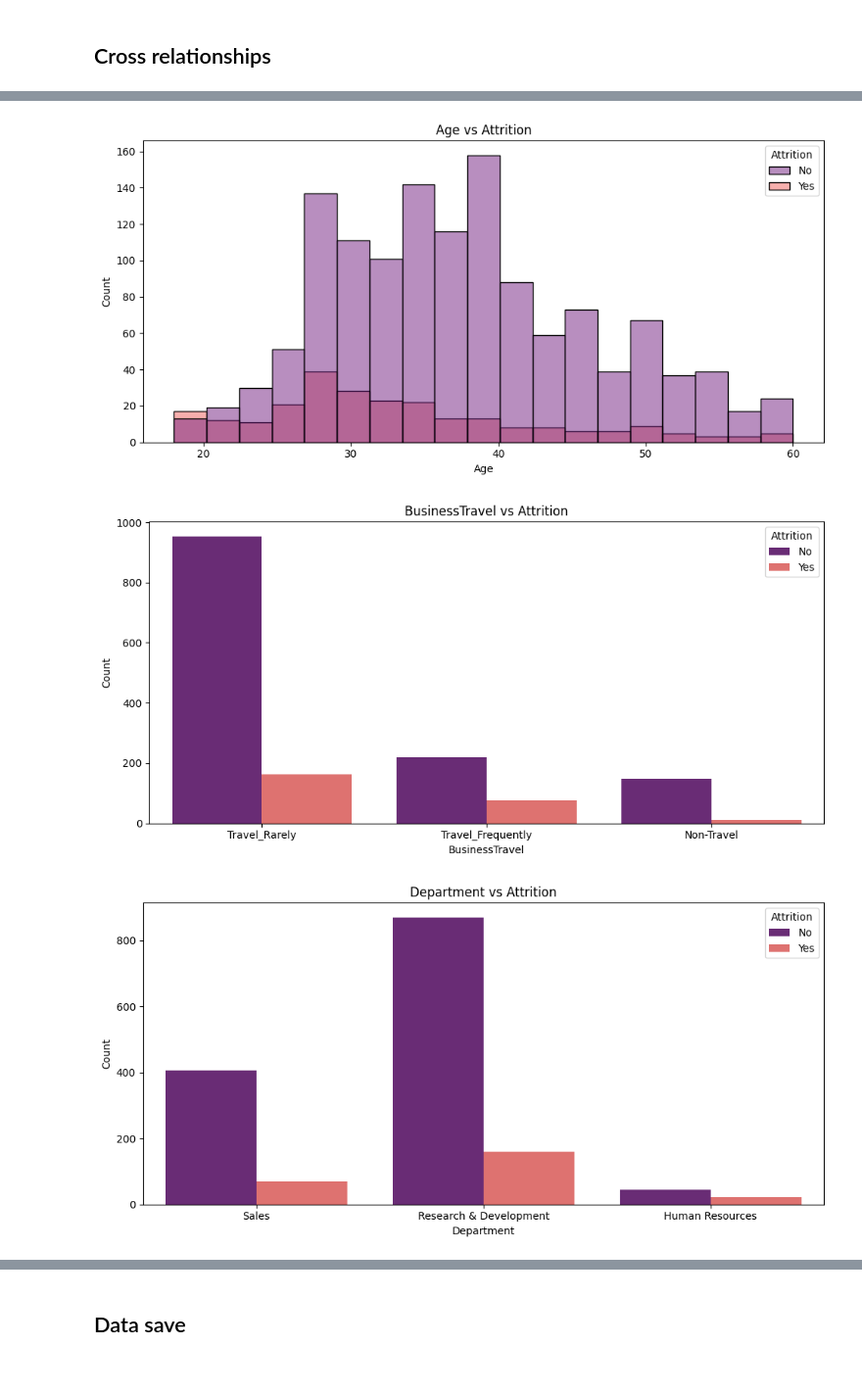
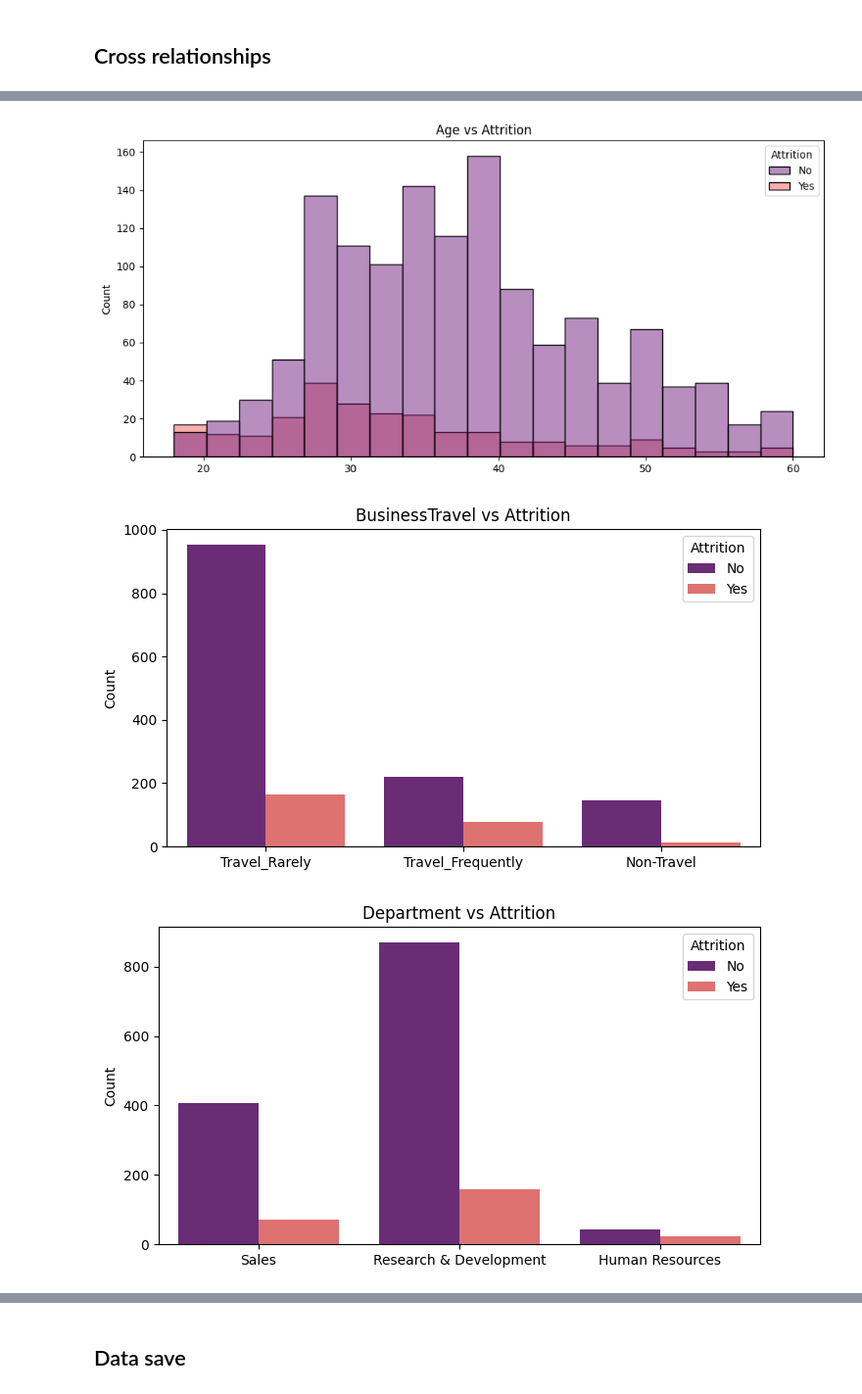
Before and after one commit to SupernovaIa/churn-prediction-hr, a Jupyter notebook: notebook/01-EDA.ipynb, the cells around one changed output, grey strips where cells are left out. Shown at 98% size. Saved outputs shown, nothing was run; the diff lists cells and outputs as text; code cells hidden in the pictures.

```diff
--- a/notebook/01-EDA.ipynb
+++ b/notebook/01-EDA.ipynb
@@ -513,24 +512,23 @@ for col in cols_num:
 # %%
-# Definir la variable objetivo
+# Target variable
 tv = 'MonthlyIncome'
 
-# Generar gráficos independientes para cada variable categórica
 for col in cat_cols:
-    # Calcular el número de categorías únicas
-    num_cats = df[col].nunique()
 
-    # Ajustar dinámicamente el tamaño del gráfico
-    fig_width = min(max(6, num_cats * 1.5), 25)  # Ancho mínimo de 6, máximo de 25
-    fig_height = 4
+    # Number of categories
+    num_categories = df[col].nunique()
 
-    # Ordenar las categorías por el promedio de la variable objetivo
+    # Figsize
+    width = (num_categories * 2) + 1
+    height = 4
+
+    # Sort by categories
     ordered_cats = df.groupby(col)[tv].mean().sort_values().index
 
-    plt.figure(figsize=(fig_width, fig_height))
+    plt.figure(figsize=(width, height))
     sns.boxplot(x=df[col], y=df[tv], hue=df[col], data=df, order=ordered_cats, palette="magma", legend=False)
-
     plt.title(f"{col} vs {tv}")
-    plt.xlabel(col)
+    plt.xlabel('')
     plt.ylabel(tv)
     plt.tight_layout()
     plt.show()
@@ -545,25 +543,33 @@ for col in cat_cols:
 # %%
-# Definir la variable objetivo
+# Target variable
 tv = 'Attrition'
 
 for col in df.columns:
-    # Saltar la variable objetivo
+
+    # Skip target variable
     if col == tv:
         continue
 
-    plt.figure(figsize=(10, 5))
+    if col in num_cols:
+        plt.figure(figsize=(10, 5))
+        sns.histplot(x=df[col], hue=df[tv], data=df, palette="magma", legend=True)
 
-    if col in num_cols:
-        sns.histplot(x=df[col], hue=df[tv], data=df, palette="magma", legend=True)
     elif col in cat_cols:
+        # Number of categories
+        num_categories = df[col].nunique()
+
+        # Figsize
+        width = (num_categories * 2) + 1
+        height = 4
+        plt.figure(figsize=(width, height))
         sns.countplot(x=df[col], hue=df[tv], data=df, palette="magma")
 
     plt.title(f"{col} vs {tv}")
-    plt.xlabel(col)
+    plt.xlabel('')
     plt.ylabel("Count")
     plt.tight_layout()
     plt.show()
 # %% [output]
-[figure, old version]
+[figure, new version]
-[figure, old version]
+[figure, new version]
-[figure, old version]
+[figure, new version]
```
Also changed, not shown: parts of 5 cells of this notebook.
